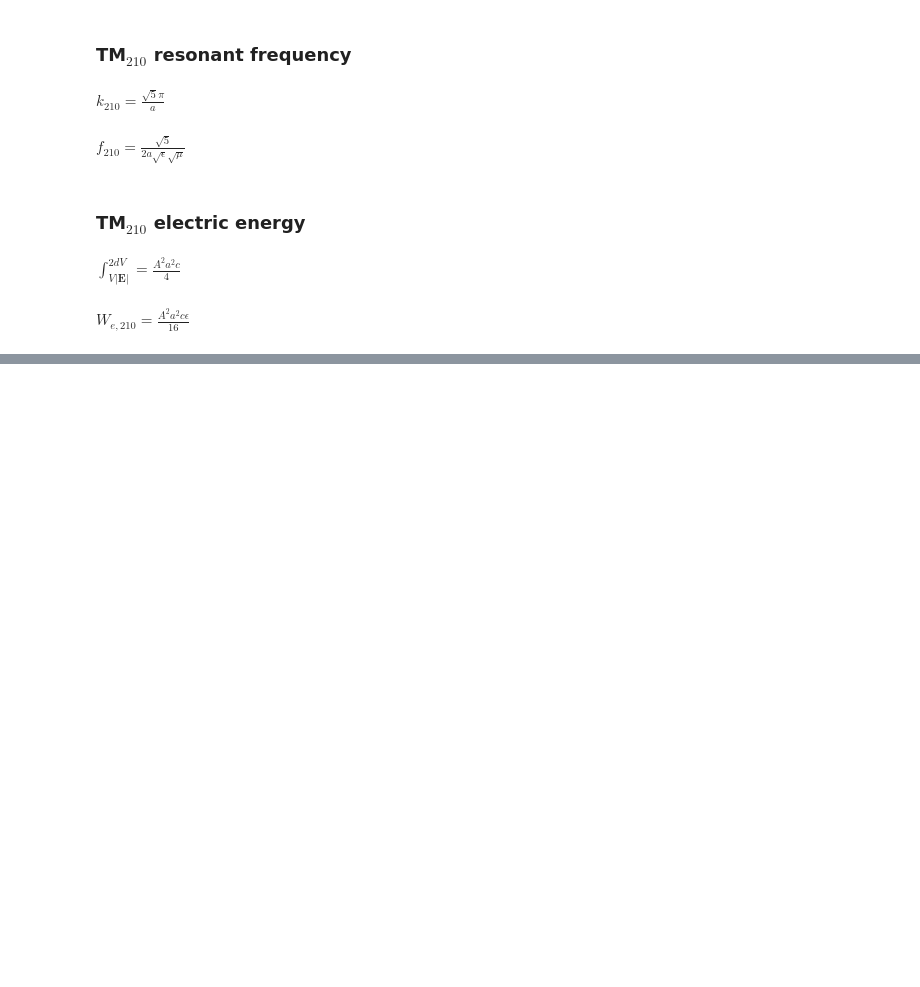
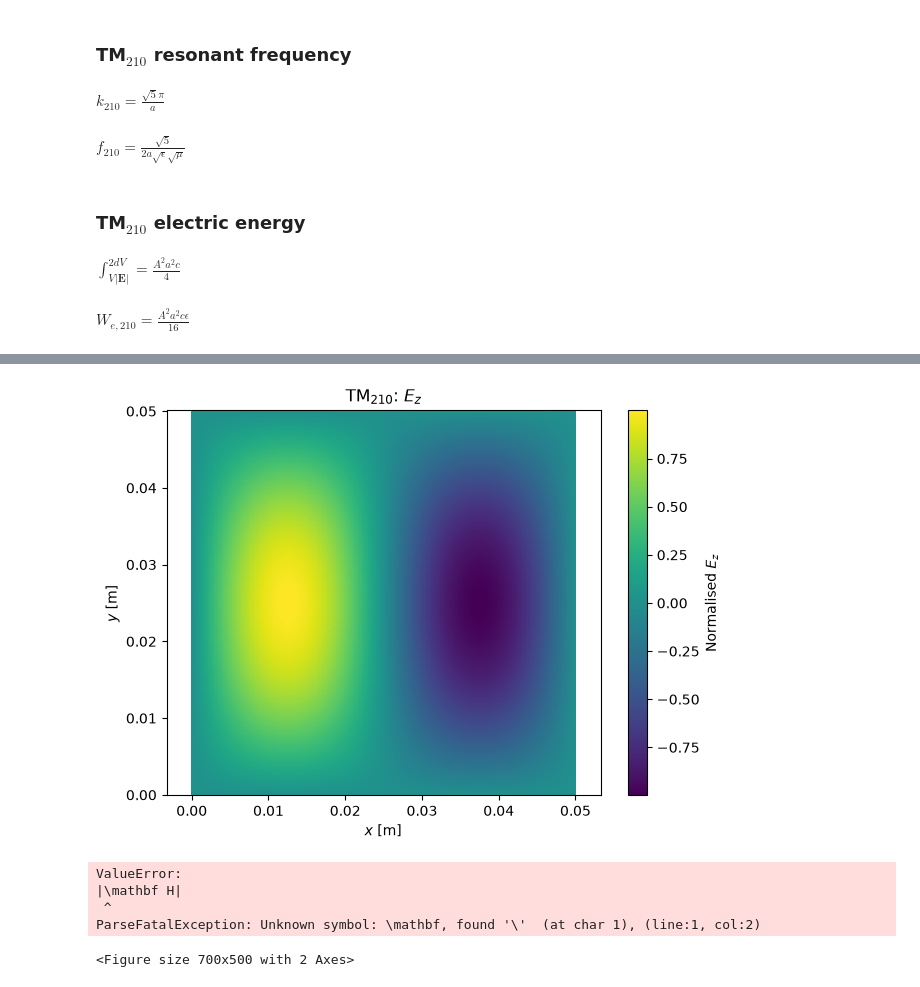
Before and after one commit to Deus-Ex-Machina2/PlasticToPower_EEE4022ProjectRepo, a Jupyter notebook: CPM_params_code.ipynb, the cells around one changed output, grey strips where cells are left out. Cells and saved outputs as stored; diff of their text form; code cells hidden in the pictures; blank space fills up the shorter version.

```diff
--- a/CPM_params_code.ipynb
+++ b/CPM_params_code.ipynb
@@ -1503,19 +1574,19 @@ X, Y = np.meshgrid(
 )
 
 Ez210_num = (
-    np.sin(2*pi*X/a_sq)
-    * np.sin(pi*Y/a_sq)
+    np.sin(2*np.pi*X/a_sq)
+    * np.sin(np.pi*Y/a_sq)
 )
 
 Hx210_num = (
-    np.sin(2*pi*X/a_sq)
-    * np.cos(pi*Y/a_sq)
+    np.sin(2*np.pi*X/a_sq)
+    * np.cos(np.pi*Y/a_sq)
 )
 
 Hy210_num = (
     -2
-    * np.cos(2*pi*X/a_sq)
-    * np.sin(pi*Y/a_sq)
+    * np.cos(2*np.pi*X/a_sq)
+    * np.sin(np.pi*Y/a_sq)
 )
 
 Hmag210_num = np.sqrt(
@@ -1535,33 +1606,40 @@ plt.pcolormesh(
     Ez210_num,
     shading='auto'
 )
 
 plt.xlabel(r'$x$ [m]')
 plt.ylabel(r'$y$ [m]')
 plt.title(r'TM$_{210}$: $E_z$')
 plt.axis('equal')
 plt.colorbar(label=r'Normalised $E_z$')
 plt.show()
 
 # ------------------------------------------------------------
 # |H|
 # ------------------------------------------------------------
 
 plt.figure(figsize=(7, 5))
 
 plt.pcolormesh(
     X,
     Y,
     Hmag210_num,
     shading='auto'
 )
 
 plt.xlabel(r'$x$ [m]')
 plt.ylabel(r'$y$ [m]')
 plt.title(r'TM$_{210}$: $|\mathbf H|$')
 plt.axis('equal')
 plt.colorbar(label=r'Normalised $|\mathbf H|$')
 plt.show()
+# %% [output]
+[figure, added]
+ValueError:
+|\mathbf H|
+ ^
+ParseFatalException: Unknown symbol: \mathbf, found '\'  (at char 1), (line:1, col:2)
+<Figure size 700x500 with 2 Axes>
 # %%
 # ============================================================
 # TM010 DIMENSIONAL SENSITIVITY
```
Also changed, not shown: parts of 16 cells of this notebook.
